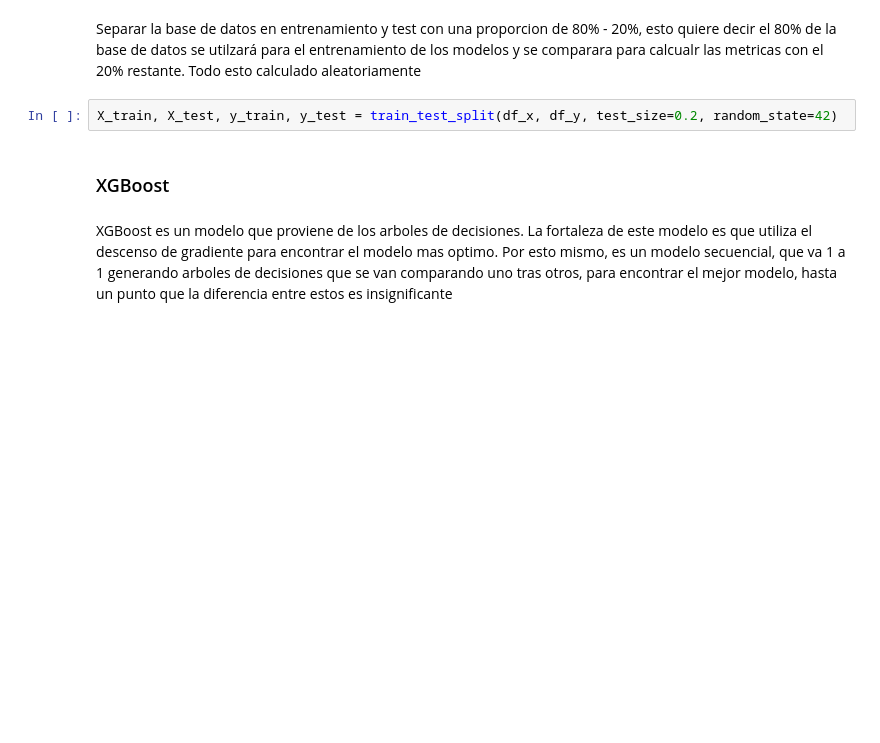
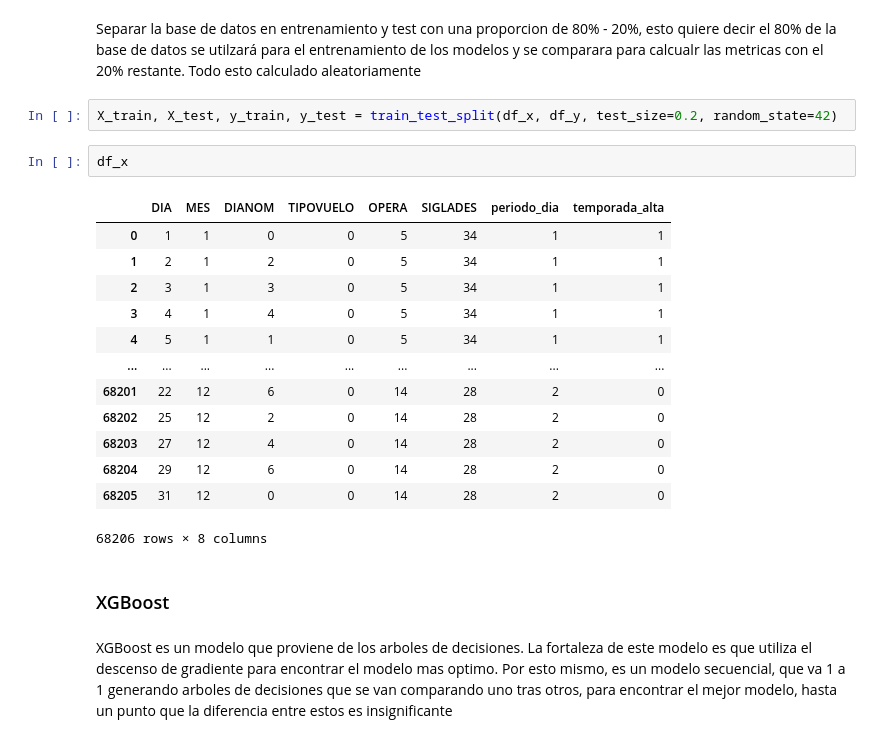
Before and after one commit to MartinezVG/LATAMChallenge, a Jupyter notebook: solution.ipynb, the cells around one changed output. Drawn from its saved outputs; the diff is of its cells as text; blank space fills up the shorter version.

```diff
--- a/solution.ipynb
+++ b/solution.ipynb
@@ -459,6 +461,22 @@ df_x
 Separar la base de datos en entrenamiento y test con una proporcion de 80% - 20%, esto quiere decir el 80% de la base de datos se utilzará para el entrenamiento de los modelos y se comparara para calcualr las metricas con el 20% restante. Todo esto calculado aleatoriamente
 # %%
 X_train, X_test, y_train, y_test = train_test_split(df_x, df_y, test_size=0.2, random_state=42)
+# %%
+df_x
+# %% [output]
+|  | DIA | MES | DIANOM | TIPOVUELO | OPERA | SIGLADES | periodo_dia | temporada_alta |
+| 0 | 1 | 1 | 0 | 0 | 5 | 34 | 1 | 1 |
+| 1 | 2 | 1 | 2 | 0 | 5 | 34 | 1 | 1 |
+| 2 | 3 | 1 | 3 | 0 | 5 | 34 | 1 | 1 |
+| 3 | 4 | 1 | 4 | 0 | 5 | 34 | 1 | 1 |
+| 4 | 5 | 1 | 1 | 0 | 5 | 34 | 1 | 1 |
+| ... | ... | ... | ... | ... | ... | ... | ... | ... |
+| 68201 | 22 | 12 | 6 | 0 | 14 | 28 | 2 | 0 |
+| 68202 | 25 | 12 | 2 | 0 | 14 | 28 | 2 | 0 |
+| 68203 | 27 | 12 | 4 | 0 | 14 | 28 | 2 | 0 |
+| 68204 | 29 | 12 | 6 | 0 | 14 | 28 | 2 | 0 |
+| 68205 | 31 | 12 | 0 | 0 | 14 | 28 | 2 | 0 |
+68206 rows × 8 columns
 # %% [markdown]
 ### XGBoost
 # %% [markdown]
```
Also changed, not shown: parts of 92 cells of this notebook.
